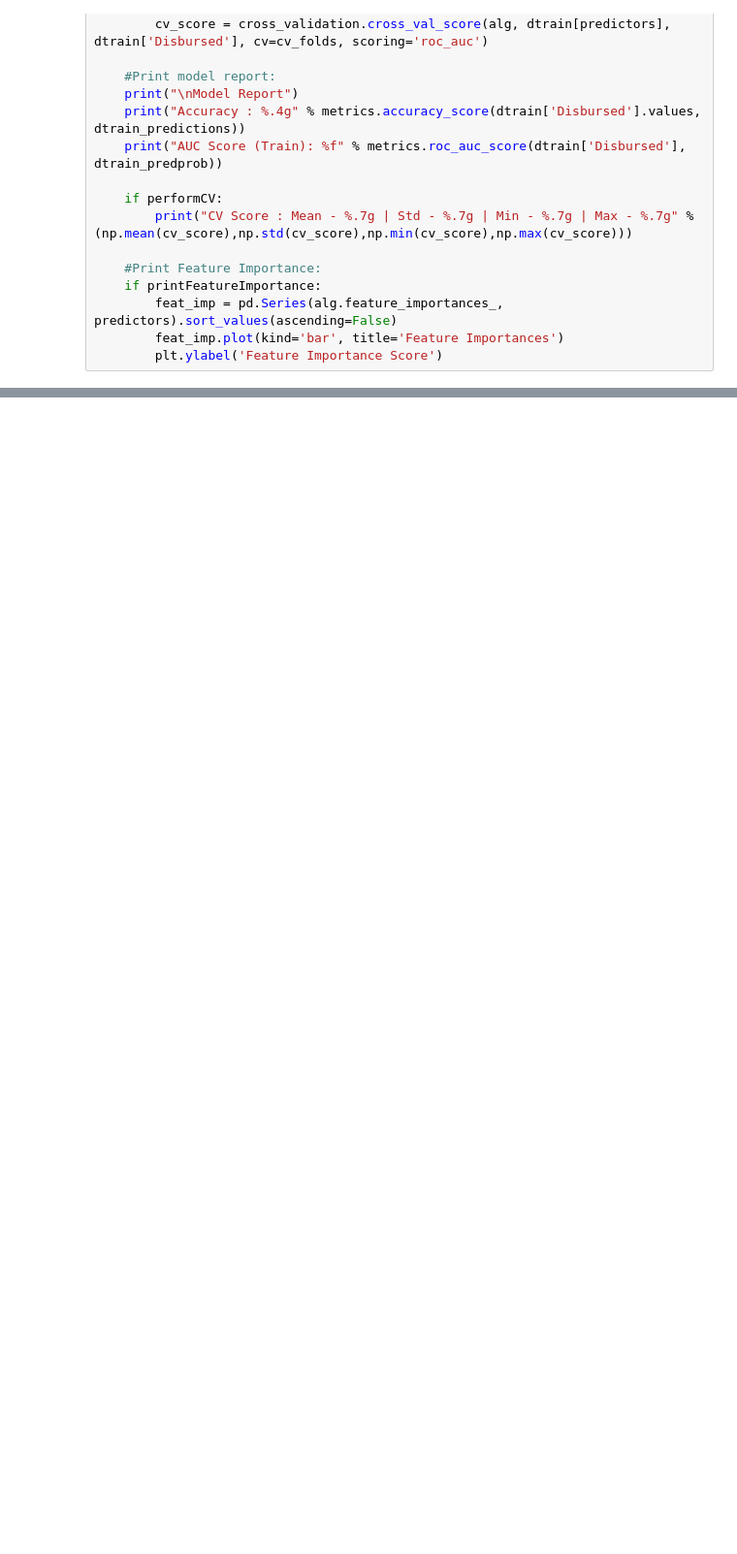
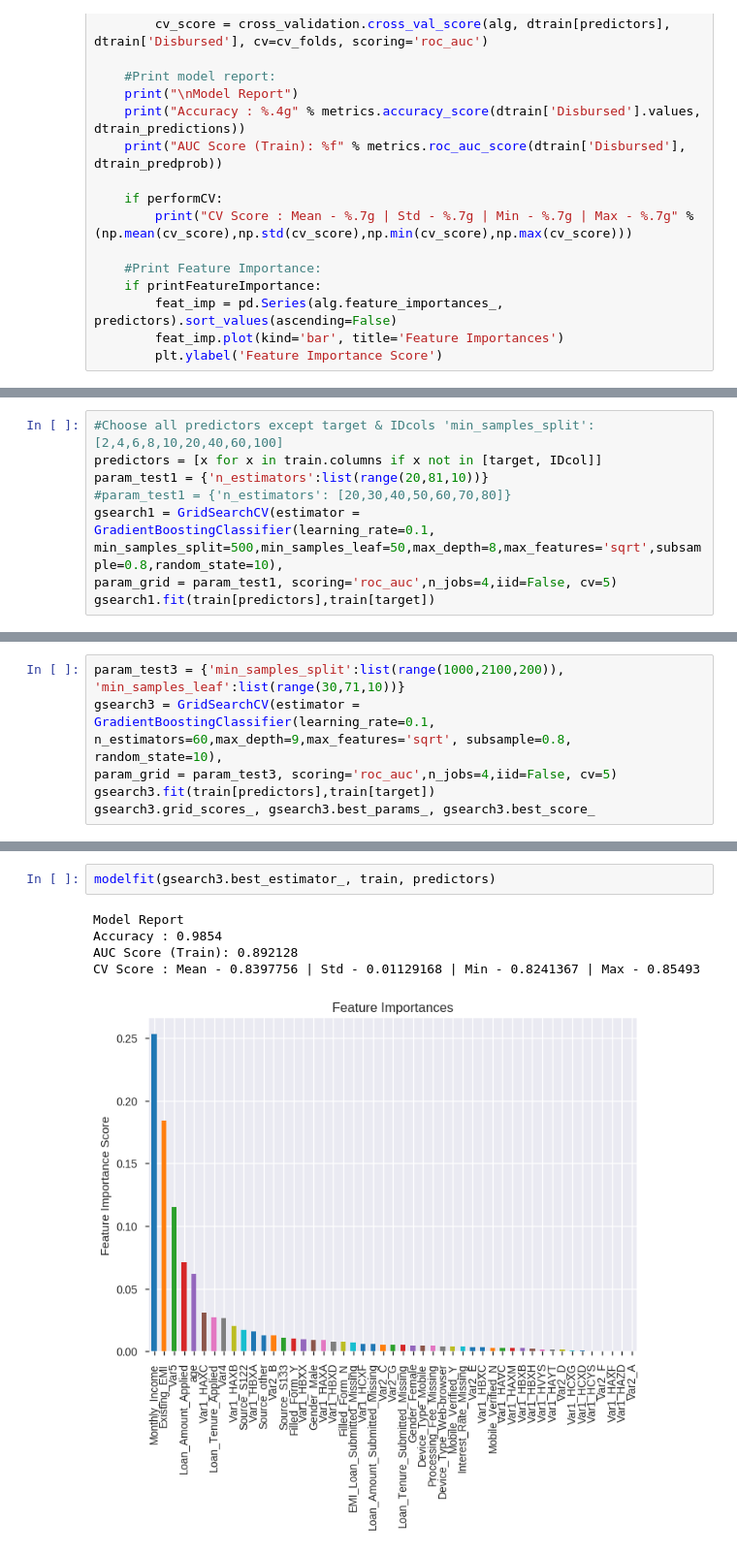
Before and after one commit to ds-suyog/Machine_Learning_with_Python, a Jupyter notebook: gbm_parameter-tuning_avhackathonx3.ipynb, the cells around one changed output, grey strips where cells are left out. Shown at 97% size. Drawn from its saved outputs; the diff is of its cells as text; blank space fills up the shorter version.

```diff
--- a/gbm_parameter-tuning_avhackathonx3.ipynb
+++ b/gbm_parameter-tuning_avhackathonx3.ipynb
@@ -622,0 +673,8 @@ def modelfit(alg, dtrain, predictors, performCV=True, printFeatureImportance=Tru
+# %%
+#Choose all predictors except target & IDcols 'min_samples_split':[2,4,6,8,10,20,40,60,100]
+predictors = [x for x in train.columns if x not in [target, IDcol]]
+param_test1 = {'n_estimators':list(range(20,81,10))}
+#param_test1 = {'n_estimators': [20,30,40,50,60,70,80]}
+gsearch1 = GridSearchCV(estimator = GradientBoostingClassifier(learning_rate=0.1, min_samples_split=500,min_samples_leaf=50,max_depth=8,max_features='sqrt',subsample=0.8,random_state=10),
+param_grid = param_test1, scoring='roc_auc',n_jobs=4,iid=False, cv=5)
+gsearch1.fit(train[predictors],train[target])
@@ -622,0 +738,6 @@ def modelfit(alg, dtrain, predictors, performCV=True, printFeatureImportance=Tru
+# %%
+param_test3 = {'min_samples_split':list(range(1000,2100,200)), 'min_samples_leaf':list(range(30,71,10))}
+gsearch3 = GridSearchCV(estimator = GradientBoostingClassifier(learning_rate=0.1, n_estimators=60,max_depth=9,max_features='sqrt', subsample=0.8, random_state=10),
+param_grid = param_test3, scoring='roc_auc',n_jobs=4,iid=False, cv=5)
+gsearch3.fit(train[predictors],train[target])
+gsearch3.grid_scores_, gsearch3.best_params_, gsearch3.best_score_
@@ -622,0 +764,8 @@ def modelfit(alg, dtrain, predictors, performCV=True, printFeatureImportance=Tru
+# %%
+modelfit(gsearch3.best_estimator_, train, predictors)
+# %% [output]
+Model Report
+Accuracy : 0.9854
+AUC Score (Train): 0.892128
+CV Score : Mean - 0.8397756 | Std - 0.01129168 | Min - 0.8241367 | Max - 0.85493
+[figure, added]
```
Also changed, not shown: parts of 24 cells of this notebook.
